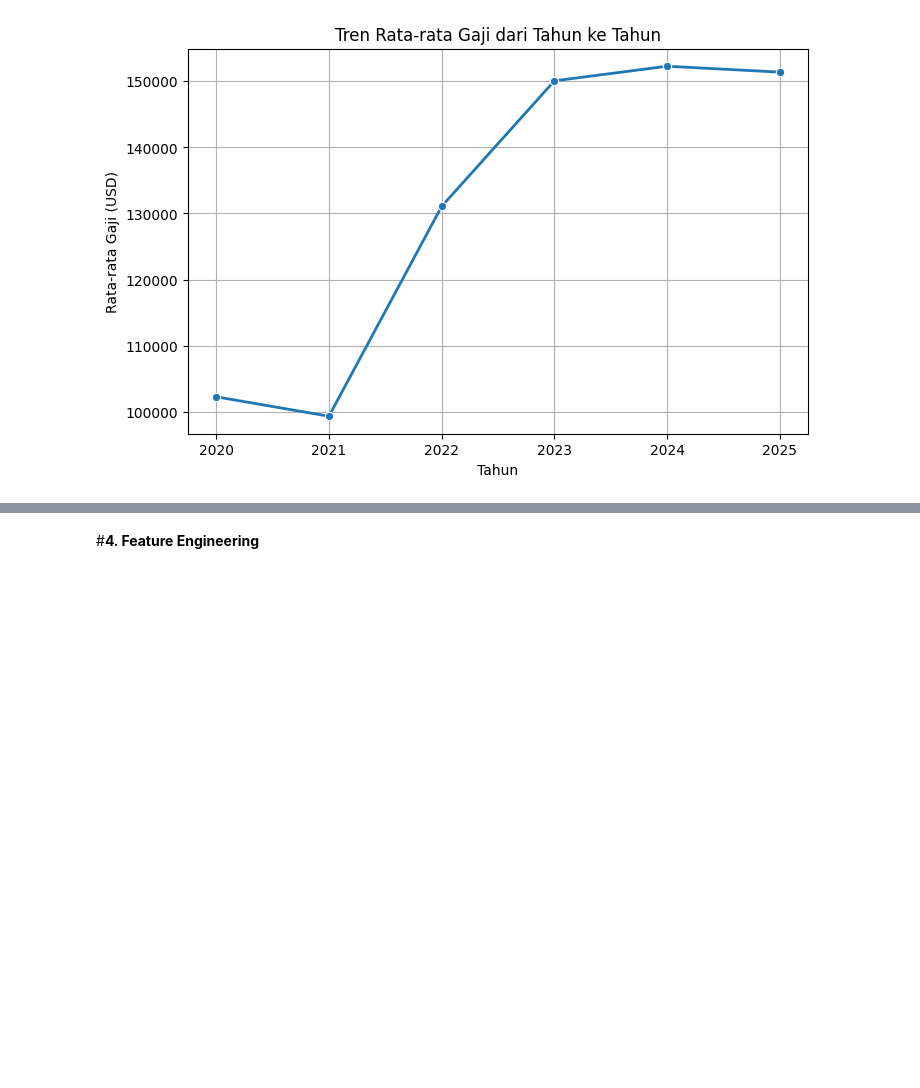
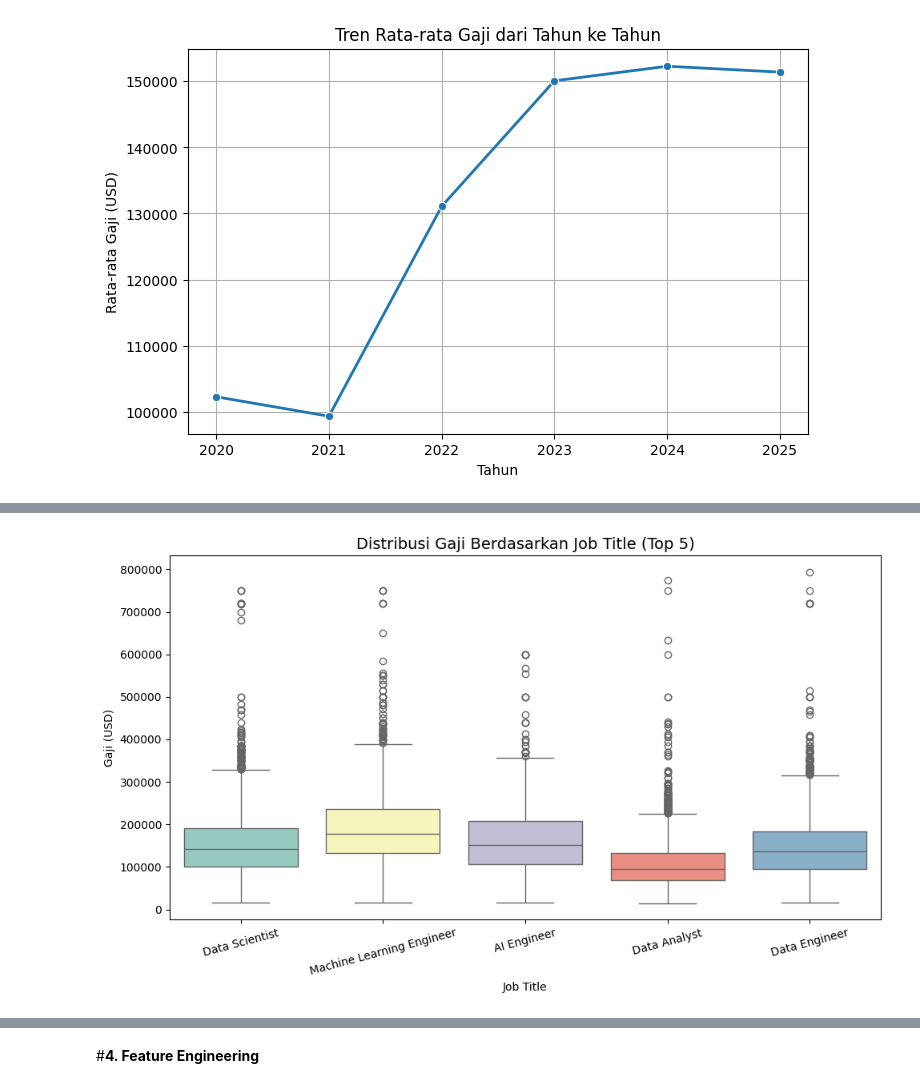
Before and after one commit to fathanzys/Data, a Jupyter notebook: uas_DataMining.ipynb, the cells around one changed output, grey strips where cells are left out. Cells and saved outputs as stored; diff of their text form; code cells hidden in the pictures; blank space fills up the shorter version.

```diff
--- a/uas_DataMining.ipynb
+++ b/uas_DataMining.ipynb
@@ -93,0 +139,11 @@ plt.show()
+# %%
+plt.figure(figsize=(10, 6))
+sns.boxplot(data=df_focus, x='job_title', y='salary_in_usd', palette='Set3')
+plt.title('Distribusi Gaji Berdasarkan Job Title (Top 5)', fontsize=14)
+plt.xlabel('Job Title')
+plt.ylabel('Gaji (USD)')
+plt.xticks(rotation=15)
+plt.tight_layout()
+plt.show()
+# %% [output]
+[figure, added]
```
Also changed, not shown: parts of 6 cells of this notebook.
